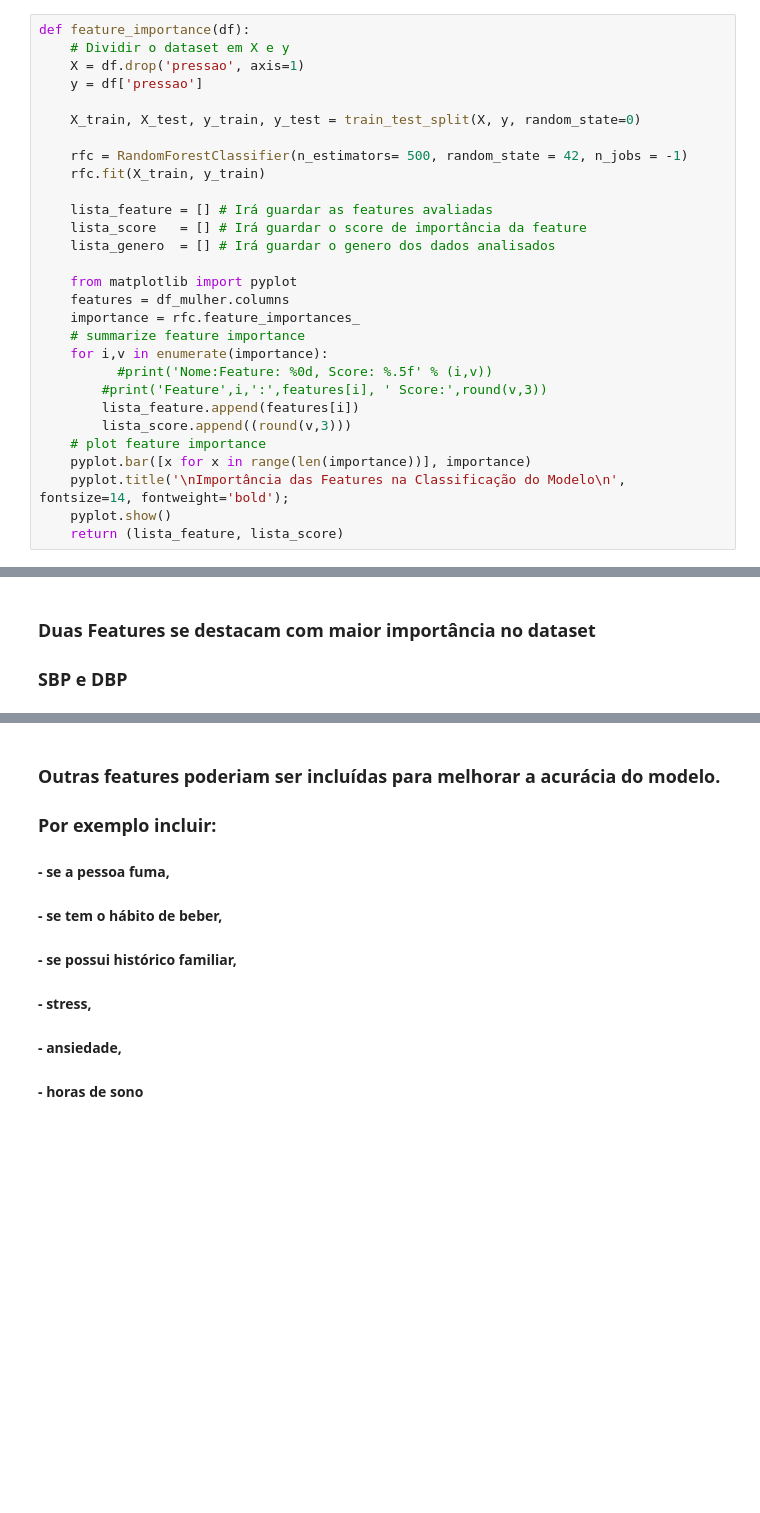
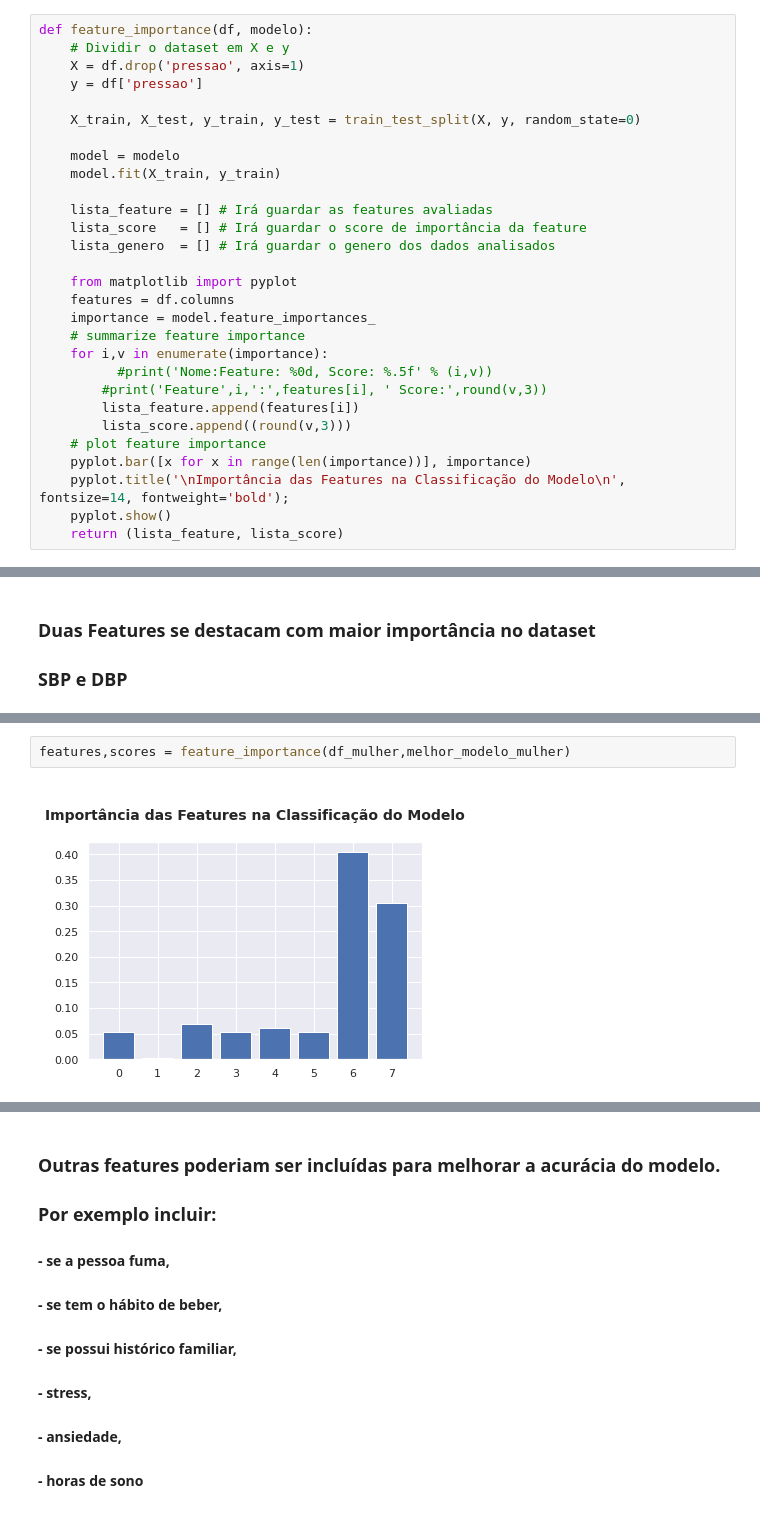
Before and after one commit to silviolima07/Kaggle, a Jupyter notebook: Pressao_Sanguinea.ipynb, the cells around one changed output, grey strips where cells are left out. Drawn from its saved outputs; the diff is of its cells as text; blank space fills up the shorter version.

```diff
--- a/Pressao_Sanguinea.ipynb
+++ b/Pressao_Sanguinea.ipynb
@@ -103,22 +104,22 @@ def criar_model(genero,df):
   return pred
 # %%
-def feature_importance(df):
+def feature_importance(df, modelo):
     # Dividir o dataset em X e y
     X = df.drop('pressao', axis=1)
     y = df['pressao']
 
     X_train, X_test, y_train, y_test = train_test_split(X, y, random_state=0)
 
-    rfc = RandomForestClassifier(n_estimators= 500, random_state = 42, n_jobs = -1)
-    rfc.fit(X_train, y_train)
+    model = modelo
+    model.fit(X_train, y_train)
 
     lista_feature = [] # Irá guardar as features avaliadas
     lista_score   = [] # Irá guardar o score de importância da feature
     lista_genero  = [] # Irá guardar o genero dos dados analisados
 
     from matplotlib import pyplot
-    features = df_mulher.columns
-    importance = rfc.feature_importances_
+    features = df.columns
+    importance = model.feature_importances_
     # summarize feature importance
     for i,v in enumerate(importance):
 	      #print('Nome:Feature: %0d, Score: %.5f' % (i,v))
@@ -607,0 +676,4 @@ plt.title('Soma da importância de cada Feature\n', fontsize=14, fontweight='bol
+# %%
+features,scores = feature_importance(df_mulher,melhor_modelo_mulher)
+# %% [output]
+[figure, added]
```
Also changed, not shown: parts of 30 cells of this notebook.
